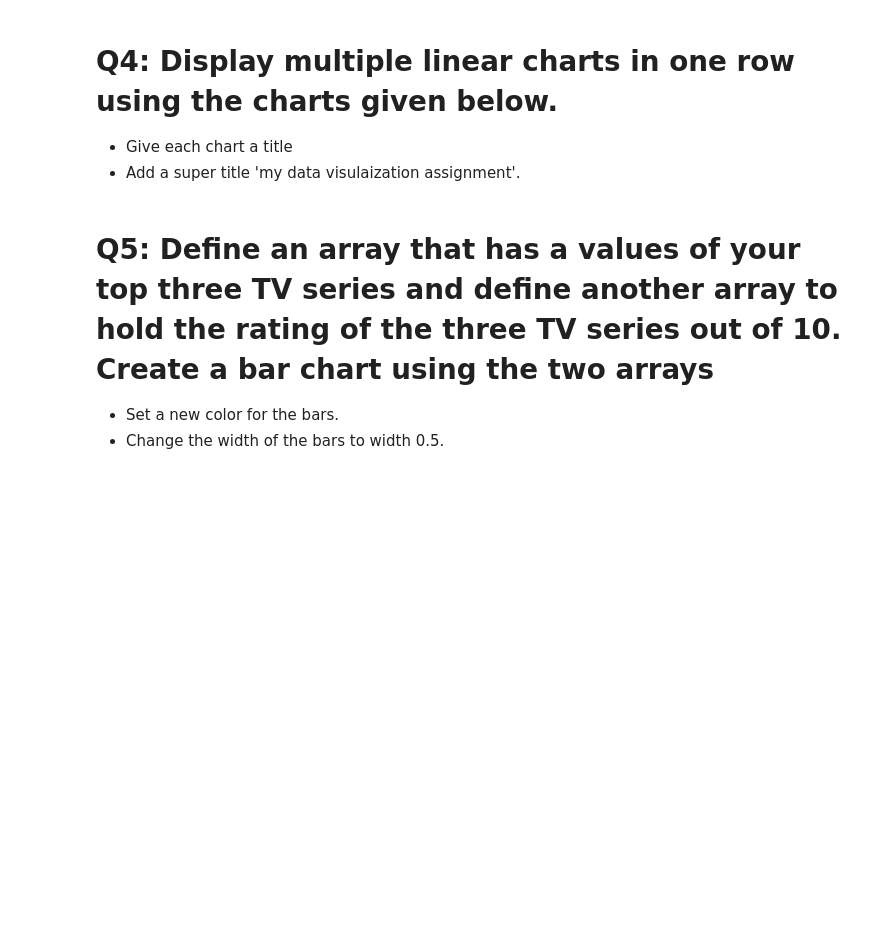
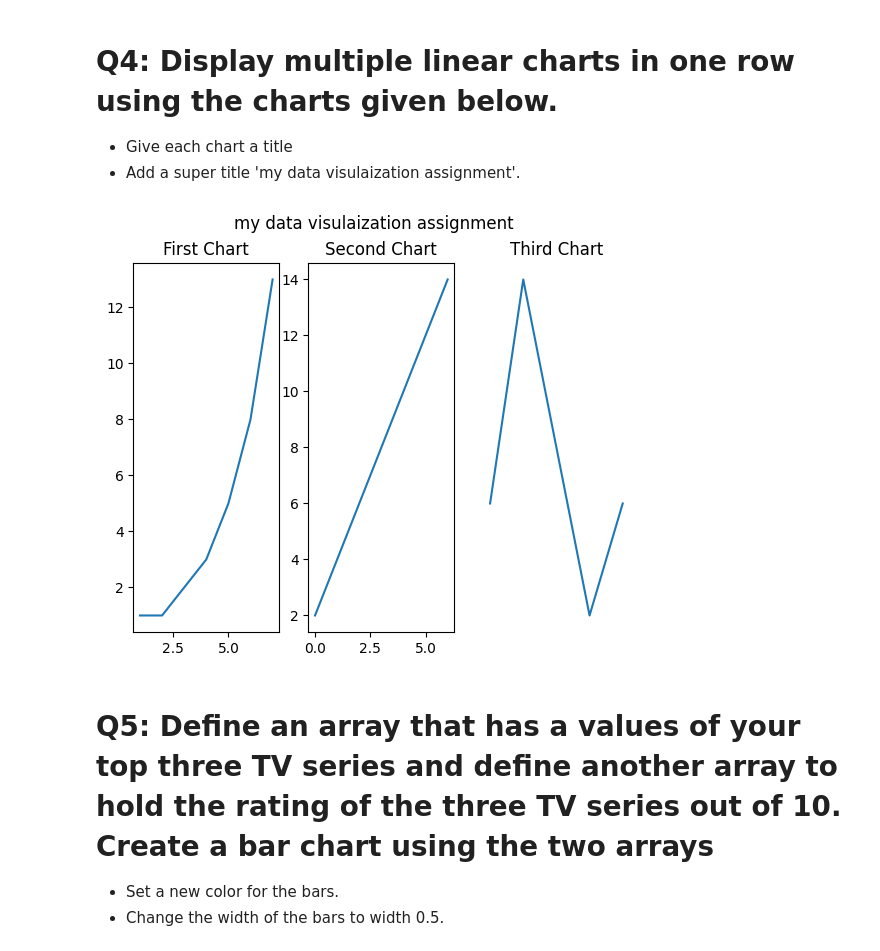
Before and after one commit to Tuwaiq-Data-Science-Bootcamp/Day8-Lab2-Matplotlib, a Jupyter notebook: Day#8_Matplotlib_Assignment2.ipynb, the cells around one changed output. Drawn from its saved outputs; the diff is of its cells as text; code cells hidden in the pictures; blank space fills up the shorter version.

```diff
--- a/Day#8_Matplotlib_Assignment2.ipynb
+++ b/Day#8_Matplotlib_Assignment2.ipynb
@@ -50,3 +62,23 @@ y_plot3 = np.array([4, 6, 3, 4])
+# %%
+# write your code here ^_^
+plt.subplot(1, 3, 1) #the figure has 1 row, 3 columns, and this plot is the first plot.
+plt.plot(x_plot1,y_plot1)
+plt.title('First Chart')
+
+plt.subplot(1, 3, 2) #the figure has 1 row, 3 columns, and this plot is the second plot.
+plt.plot(x_plot2,y_plot2)
+plt.title('Second Chart')
+
+plt.subplot(1, 3, 3) #the figure has 1 row, 3 columns, and this plot is the third plot.
+plt.plot(x_plot3,y_plot3)
+plt.title('Third Chart')
+
+plt.suptitle("my data visulaization assignment")
+
+plt.axis('off')
+plt.show()
+# %% [output]
+[figure, added]
 # %% [markdown]
 # Q5: Define an array that has a values of your top three TV series and define another array to hold the rating of the three TV series out of 10. Create a bar chart using the two arrays
 - Set a new color for the bars.
```
Also changed, not shown: parts of 15 cells of this notebook.
